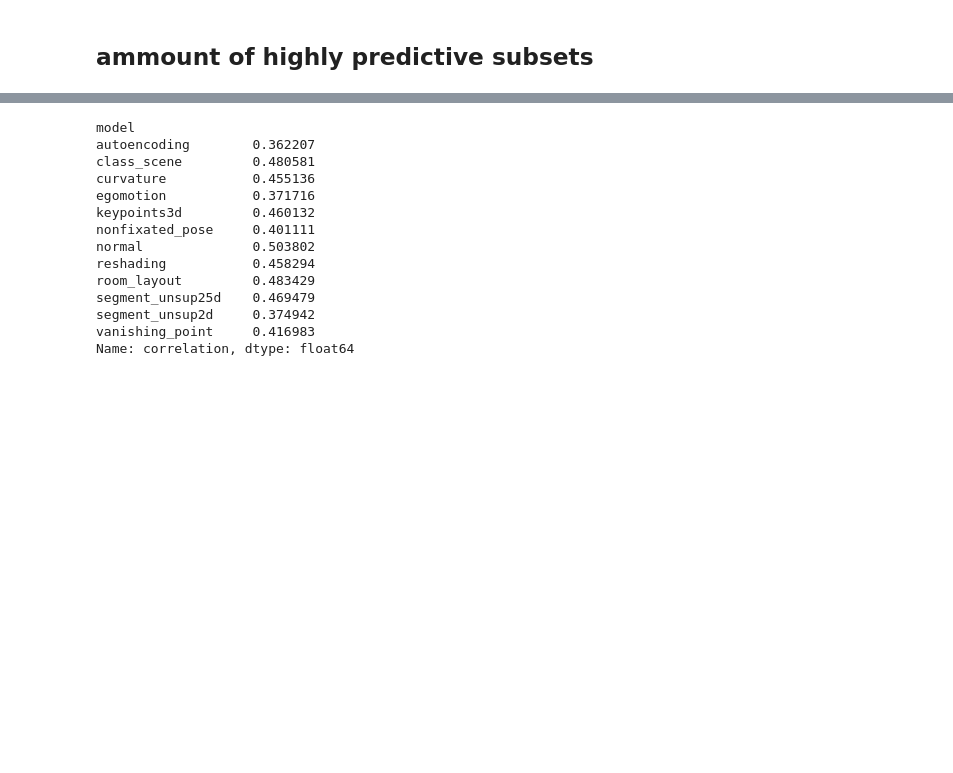
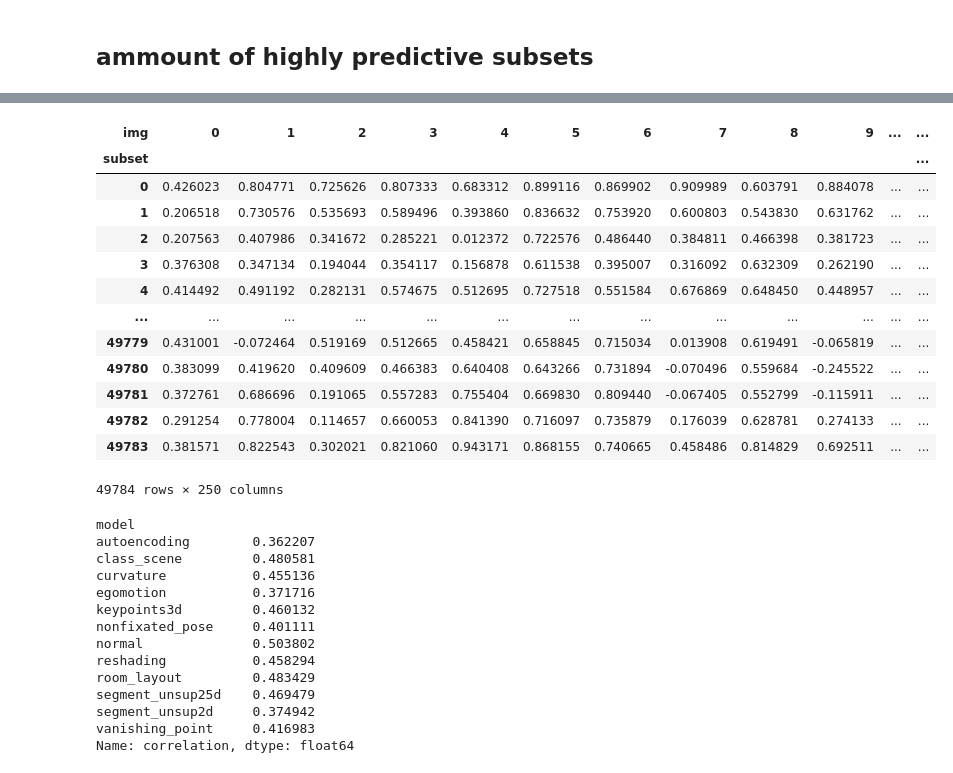
Before and after one commit to toniklenk/analysis-taskonomy, a Jupyter notebook: scripts/factor3 spatialintegration.ipynb, the cells around one changed output, grey strips where cells are left out. Saved outputs shown, nothing was run; the diff lists cells and outputs as text; code cells hidden in the pictures; blank space fills up the shorter version.

```diff
--- a/scripts/factor3 spatialintegration.ipynb
+++ b/scripts/factor3 spatialintegration.ipynb
@@ -606,0 +653,17 @@ subset_significance_ratio[_models_ordered[::-1]].plot.barh()
+# %%
+dfsubsets.loc["segment_unsup25d"]
+# %% [output]
+| img | 0 | 1 | 2 | 3 | 4 | 5 | 6 | 7 | 8 | 9 | ... | ... |
+| subset |  |  |  |  |  |  |  |  |  |  |  | ... |
+| 0 | 0.426023 | 0.804771 | 0.725626 | 0.807333 | 0.683312 | 0.899116 | 0.869902 | 0.909989 | 0.603791 | 0.884078 | ... | ... |
+| 1 | 0.206518 | 0.730576 | 0.535693 | 0.589496 | 0.393860 | 0.836632 | 0.753920 | 0.600803 | 0.543830 | 0.631762 | ... | ... |
+| 2 | 0.207563 | 0.407986 | 0.341672 | 0.285221 | 0.012372 | 0.722576 | 0.486440 | 0.384811 | 0.466398 | 0.381723 | ... | ... |
+| 3 | 0.376308 | 0.347134 | 0.194044 | 0.354117 | 0.156878 | 0.611538 | 0.395007 | 0.316092 | 0.632309 | 0.262190 | ... | ... |
+| 4 | 0.414492 | 0.491192 | 0.282131 | 0.574675 | 0.512695 | 0.727518 | 0.551584 | 0.676869 | 0.648450 | 0.448957 | ... | ... |
+| ... | ... | ... | ... | ... | ... | ... | ... | ... | ... | ... | ... | ... |
+| 49779 | 0.431001 | -0.072464 | 0.519169 | 0.512665 | 0.458421 | 0.658845 | 0.715034 | 0.013908 | 0.619491 | -0.065819 | ... | ... |
+| 49780 | 0.383099 | 0.419620 | 0.409609 | 0.466383 | 0.640408 | 0.643266 | 0.731894 | -0.070496 | 0.559684 | -0.245522 | ... | ... |
+| 49781 | 0.372761 | 0.686696 | 0.191065 | 0.557283 | 0.755404 | 0.669830 | 0.809440 | -0.067405 | 0.552799 | -0.115911 | ... | ... |
+| 49782 | 0.291254 | 0.778004 | 0.114657 | 0.660053 | 0.841390 | 0.716097 | 0.735879 | 0.176039 | 0.628781 | 0.274133 | ... | ... |
+| 49783 | 0.381571 | 0.822543 | 0.302021 | 0.821060 | 0.943171 | 0.868155 | 0.740665 | 0.458486 | 0.814829 | 0.692511 | ... | ... |
+49784 rows × 250 columns
```
Also changed, not shown: parts of 17 cells of this notebook, 2 other files.
